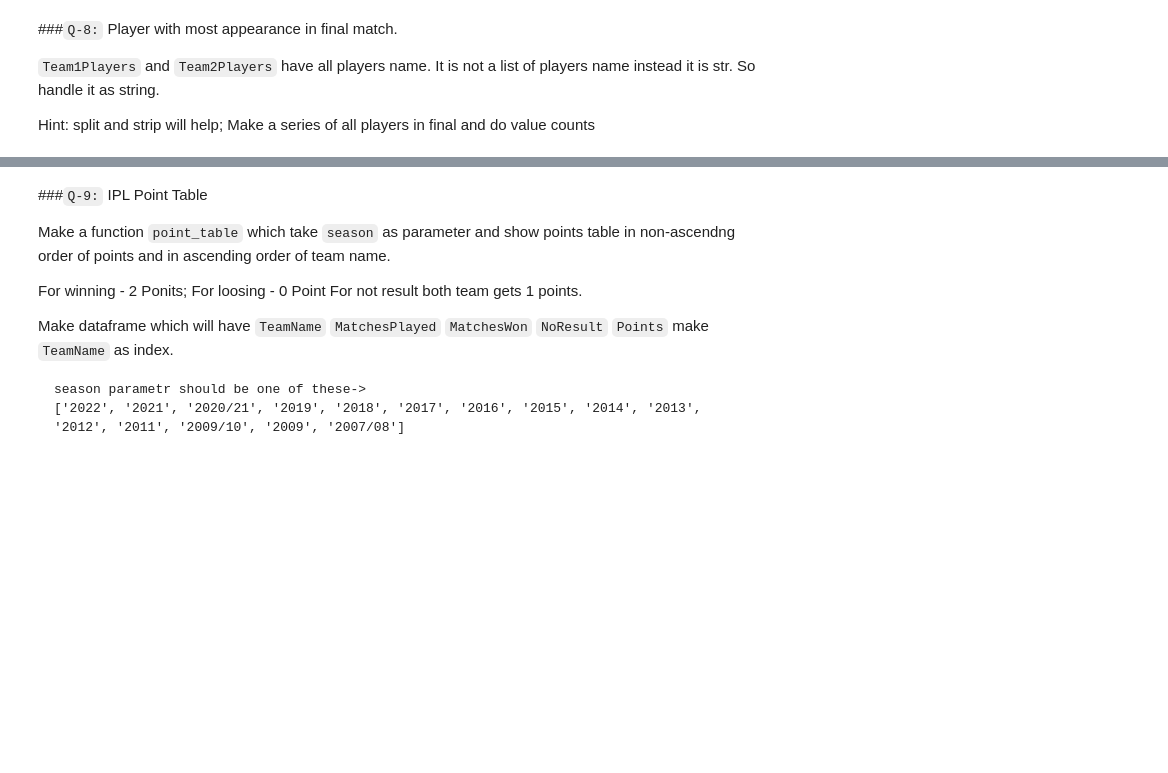
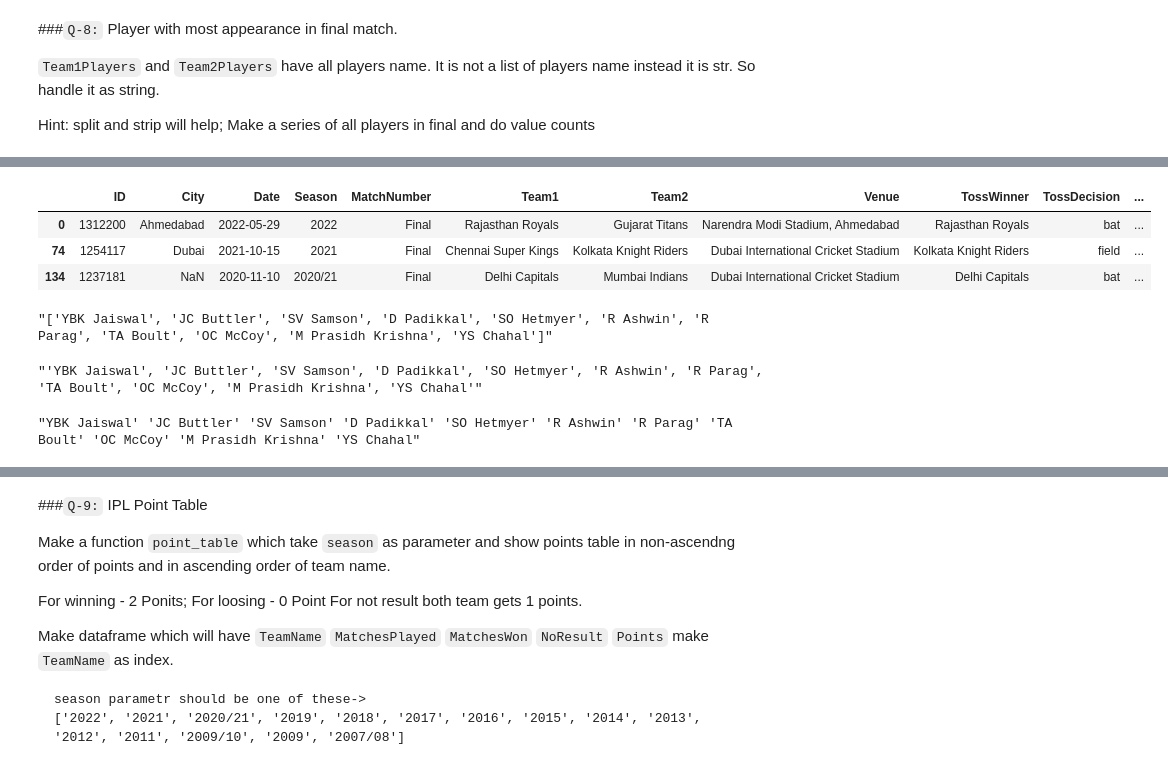
Before and after one commit to rishabhk1501/Data-Analytics-Tasks, a Jupyter notebook: session_18_tasks_soln.ipynb, the cells around one changed output, grey strips where cells are left out. Saved outputs shown, nothing was run; the diff lists cells and outputs as text; code cells hidden in the pictures; blank space fills up the shorter version.

```diff
--- a/session_18_tasks_soln.ipynb
+++ b/session_18_tasks_soln.ipynb
@@ -887,2 +905,23 @@ Hint: split and strip will help; Make a series of all players in final and do va
 # %%
 # code here
+
+final = ipl[ipl['MatchNumber'] == 'Final']
+# %%
+final.head(3)
+# %% [output]
+|  | ID | City | Date | Season | MatchNumber | Team1 | Team2 | Venue | TossWinner | TossDecision | ... |
+| 0 | 1312200 | Ahmedabad | 2022-05-29 | 2022 | Final | Rajasthan Royals | Gujarat Titans | Narendra Modi Stadium, Ahmedabad | Rajasthan Royals | bat | ... |
+| 74 | 1254117 | Dubai | 2021-10-15 | 2021 | Final | Chennai Super Kings | Kolkata Knight Riders | Dubai International Cricket Stadium | Kolkata Knight Riders | field | ... |
+| 134 | 1237181 | NaN | 2020-11-10 | 2020/21 | Final | Delhi Capitals | Mumbai Indians | Dubai International Cricket Stadium | Delhi Capitals | bat | ... |
+# %%
+final['Team1Players'][0]
+# %% [output]
+"['YBK Jaiswal', 'JC Buttler', 'SV Samson', 'D Padikkal', 'SO Hetmyer', 'R Ashwin', 'R Parag', 'TA Boult', 'OC McCoy', 'M Prasidh Krishna', 'YS Chahal']"
+# %%
+final['Team1Players'][0].strip('[]')
+# %% [output]
+"'YBK Jaiswal', 'JC Buttler', 'SV Samson', 'D Padikkal', 'SO Hetmyer', 'R Ashwin', 'R Parag', 'TA Boult', 'OC McCoy', 'M Prasidh Krishna', 'YS Chahal'"
+# %%
+final['Team1Players'][0].strip('[]').strip("''").replace(',','')
+# %% [output]
+"YBK Jaiswal' 'JC Buttler' 'SV Samson' 'D Padikkal' 'SO Hetmyer' 'R Ashwin' 'R Parag' 'TA Boult' 'OC McCoy' 'M Prasidh Krishna' 'YS Chahal"
```
Also changed, not shown: parts of 8 cells of this notebook.
